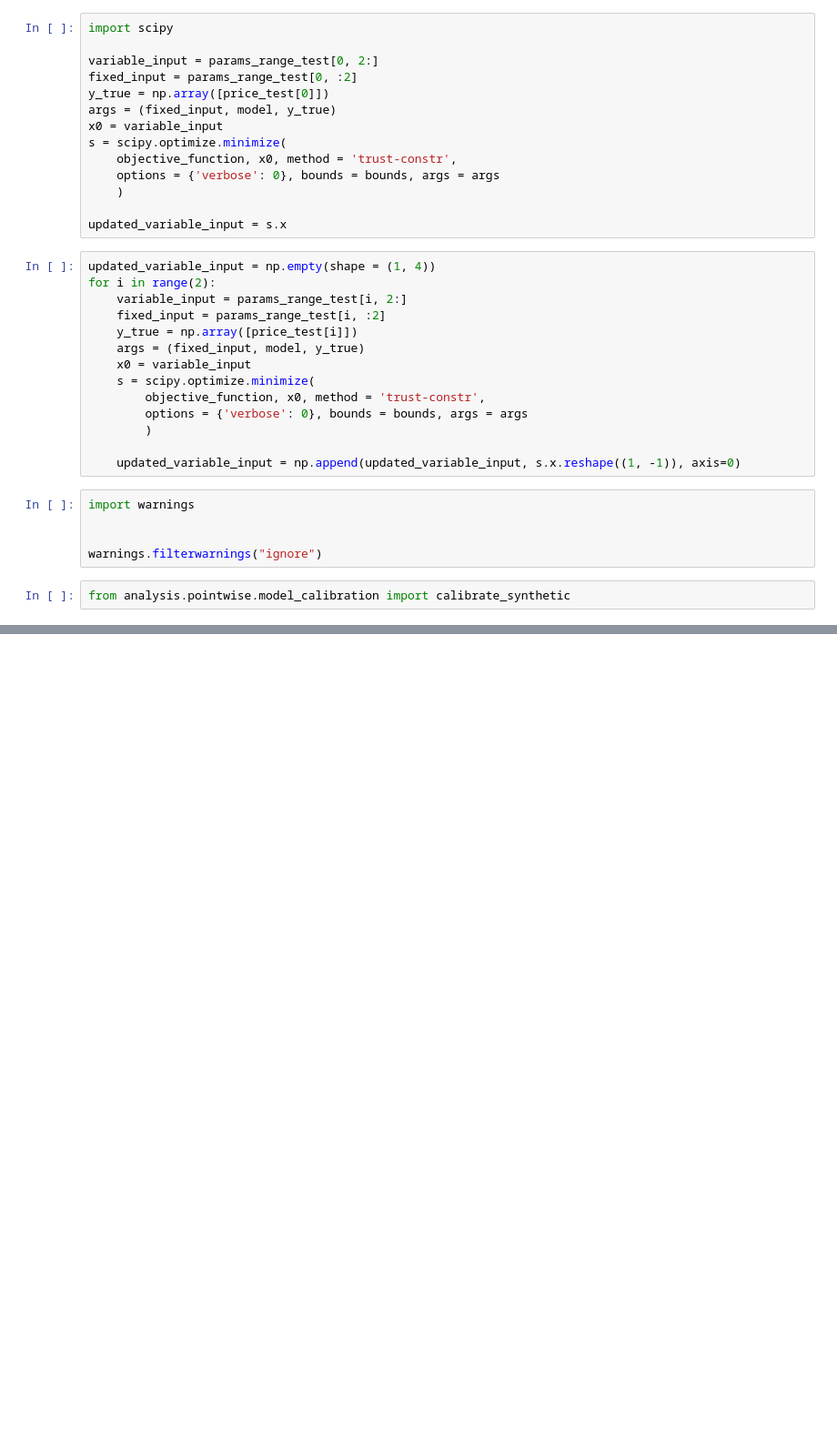
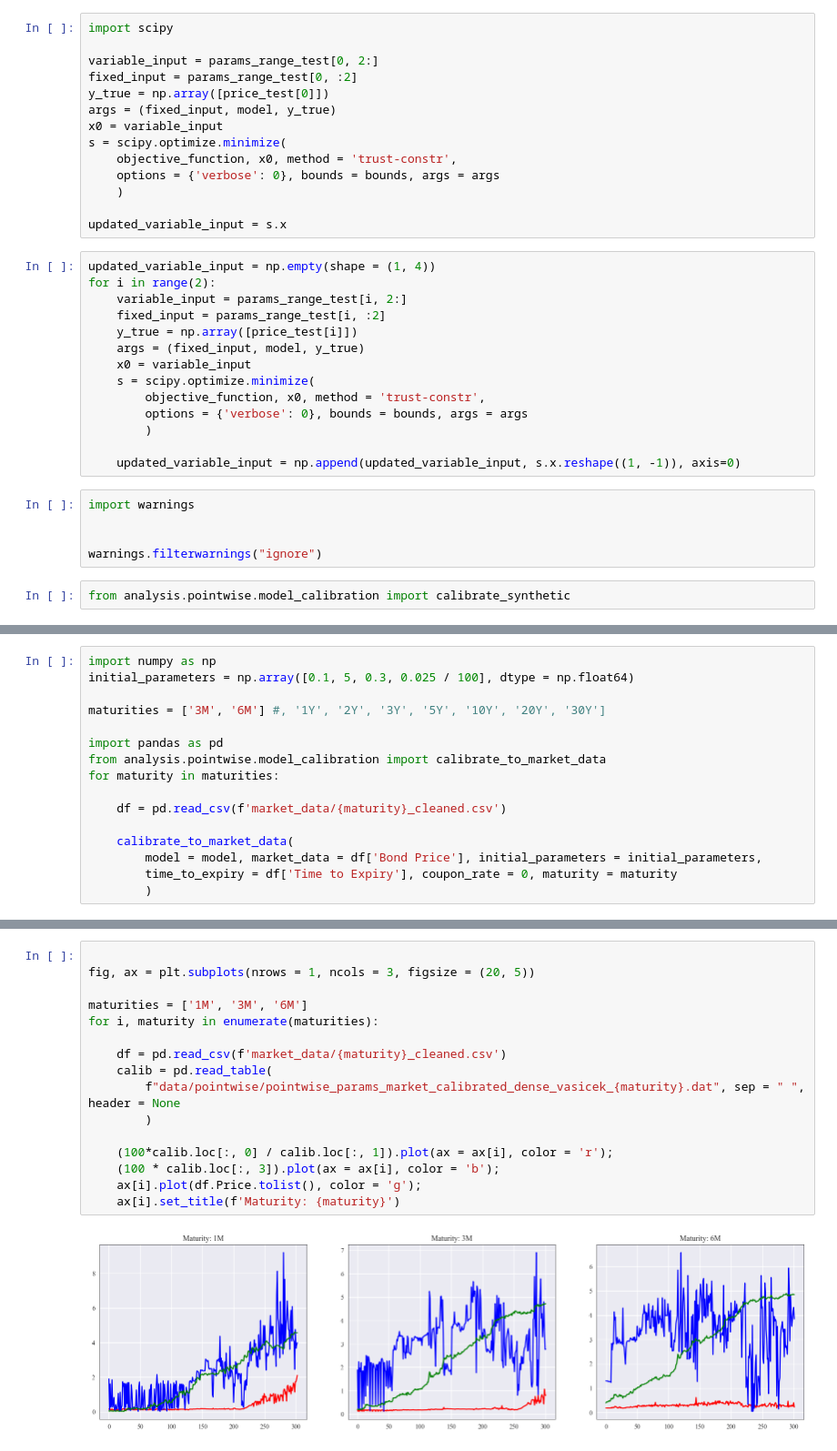
Before and after one commit to samaypanwar/FYP-Code, a Jupyter notebook: notebooks/data_testing.ipynb, the cells around one changed output, grey strips where cells are left out. Shown at 91% size. Drawn from its saved outputs; the diff is of its cells as text; blank space fills up the shorter version.

Commit message:
UPDATE: Ran calibrated opt on market data

```diff
--- a/notebooks/data_testing.ipynb
+++ b/notebooks/data_testing.ipynb
@@ -196,0 +175,16 @@ s.execution_time
+# %%
+import numpy as np
+initial_parameters = np.array([0.1, 5, 0.3, 0.025 / 100], dtype = np.float64)
+
+maturities = ['3M', '6M'] #, '1Y', '2Y', '3Y', '5Y', '10Y', '20Y', '30Y']
+
+import pandas as pd
+from analysis.pointwise.model_calibration import calibrate_to_market_data
+for maturity in maturities:
+
+    df = pd.read_csv(f'market_data/{maturity}_cleaned.csv')
+
+    calibrate_to_market_data(
+        model = model, market_data = df['Bond Price'], initial_parameters = initial_parameters,
+        time_to_expiry = df['Time to Expiry'], coupon_rate = 0, maturity = maturity
+        )
@@ -196,0 +214,18 @@ s.execution_time
+# %%
+
+fig, ax = plt.subplots(nrows = 1, ncols = 3, figsize = (20, 5))
+
+maturities = ['1M', '3M', '6M']
+for i, maturity in enumerate(maturities):
+
+    df = pd.read_csv(f'market_data/{maturity}_cleaned.csv')
+    calib = pd.read_table(
+        f"data/pointwise/pointwise_params_market_calibrated_dense_vasicek_{maturity}.dat", sep = " ", header = None
+        )
+
+    (100*calib.loc[:, 0] / calib.loc[:, 1]).plot(ax = ax[i], color = 'r');
+    (100 * calib.loc[:, 3]).plot(ax = ax[i], color = 'b');
+    ax[i].plot(df.Price.tolist(), color = 'g');
+    ax[i].set_title(f'Maturity: {maturity}')
+# %% [output]
+[figure, added]
```
Also changed, not shown: parts of 12 cells of this notebook, 6 other files.
